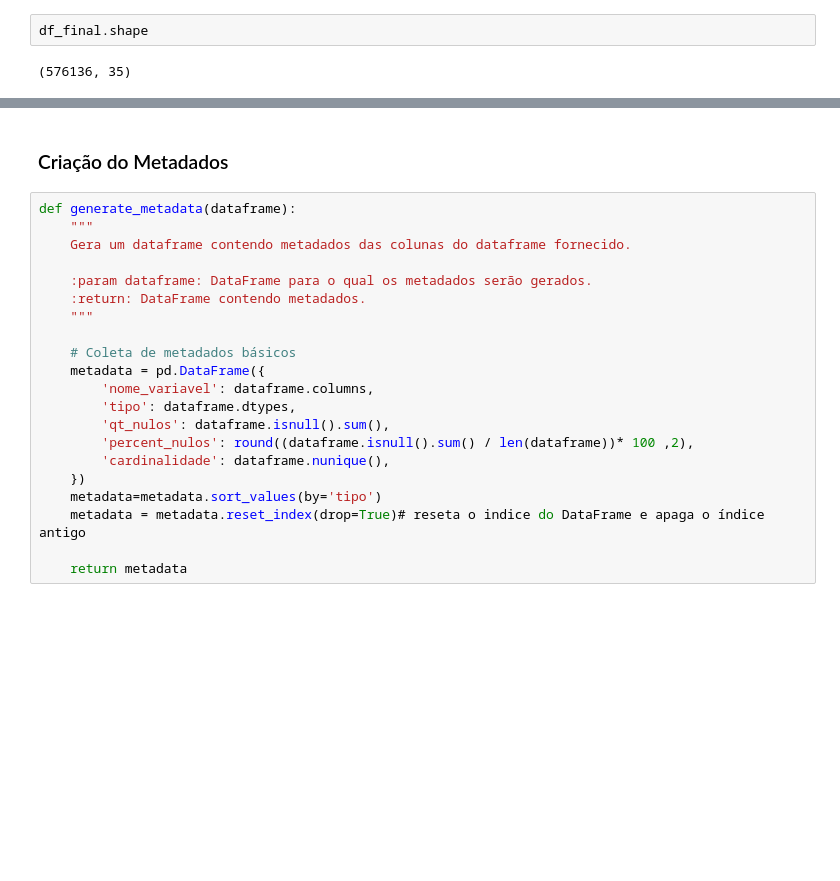
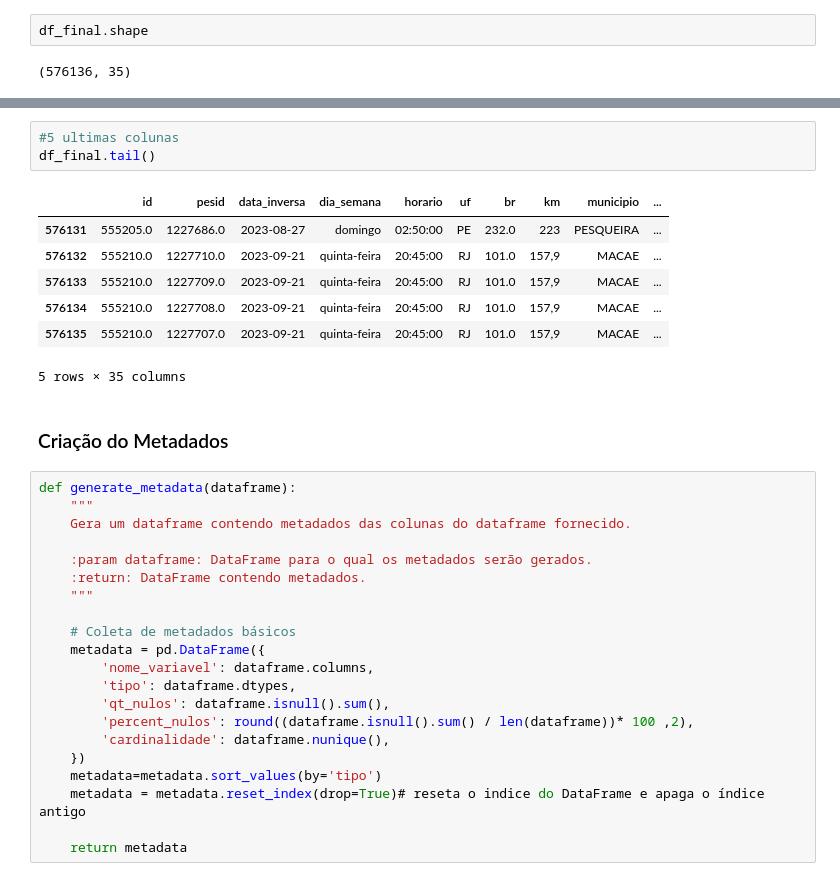
Before and after one commit to Michael-SvCruz/Analise_dados_PRF_acidentes, a Jupyter notebook: analise_acidentes_rodovias.ipynb, the cells around one changed output, grey strips where cells are left out. Saved outputs shown, nothing was run; the diff lists cells and outputs as text; blank space fills up the shorter version.

```diff
--- a/analise_acidentes_rodovias.ipynb
+++ b/analise_acidentes_rodovias.ipynb
@@ -32,3 +43,14 @@ df_final.shape
+# %%
+#5 ultimas colunas
+df_final.tail()
+# %% [output]
+|  | id | pesid | data_inversa | dia_semana | horario | uf | br | km | municipio | ... |
+| 576131 | 555205.0 | 1227686.0 | 2023-08-27 | domingo | 02:50:00 | PE | 232.0 | 223 | PESQUEIRA | ... |
+| 576132 | 555210.0 | 1227710.0 | 2023-09-21 | quinta-feira | 20:45:00 | RJ | 101.0 | 157,9 | MACAE | ... |
+| 576133 | 555210.0 | 1227709.0 | 2023-09-21 | quinta-feira | 20:45:00 | RJ | 101.0 | 157,9 | MACAE | ... |
+| 576134 | 555210.0 | 1227708.0 | 2023-09-21 | quinta-feira | 20:45:00 | RJ | 101.0 | 157,9 | MACAE | ... |
+| 576135 | 555210.0 | 1227707.0 | 2023-09-21 | quinta-feira | 20:45:00 | RJ | 101.0 | 157,9 | MACAE | ... |
+5 rows × 35 columns
 # %% [markdown]
 ### Criação do Metadados
 # %%
```
Also changed, not shown: parts of 28 cells of this notebook.
